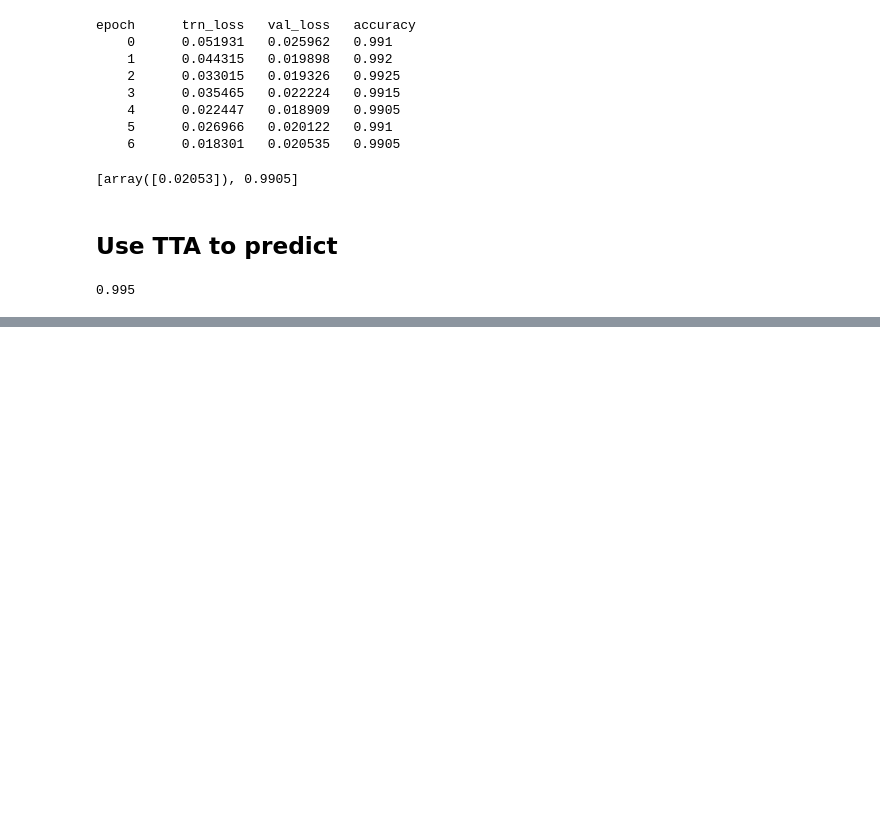
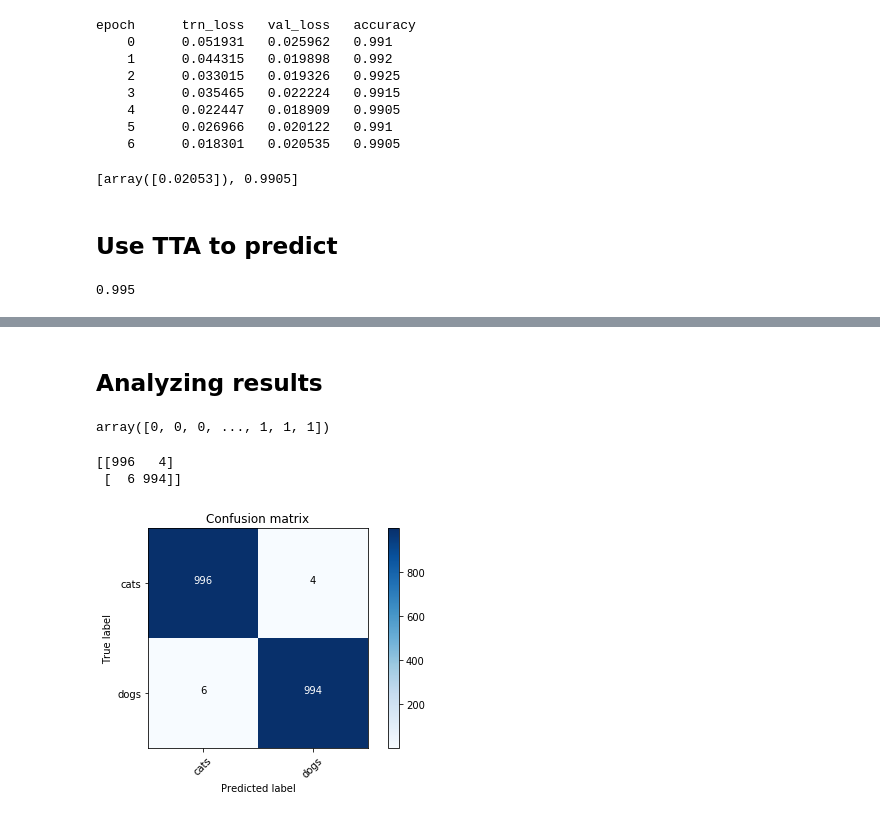
Before and after one commit to cyborgafterall/cyborg-fastai, a Jupyter notebook: courses/dl1/cyborg-jams/lesson-jams/cyborg-jam-lesson1.ipynb, the cells around one changed output, grey strips where cells are left out. Drawn from its saved outputs; the diff is of its cells as text; code cells hidden in the pictures; blank space fills up the shorter version.

Commit message:
analyzing results with confusion matrix

```diff
--- a/courses/dl1/cyborg-jams/lesson-jams/cyborg-jam-lesson1.ipynb
+++ b/courses/dl1/cyborg-jams/lesson-jams/cyborg-jam-lesson1.ipynb
@@ -143,0 +144,8 @@ We end up with 99.5% accuracy!
+# %% [markdown]
+## Analyzing results
+# %%
+preds = np.argmax(probs,axis=1)
+# %%
+preds
+# %% [output]
+array([0, 0, 0, ..., 1, 1, 1])
@@ -143,0 +154,9 @@ We end up with 99.5% accuracy!
+# %%
+from sklearn.metrics import confusion_matrix
+cm = confusion_matrix(y,preds)
+# %%
+plot_confusion_matrix(cm,data.classes)
+# %% [output]
+[[996   4]
+ [  6 994]]
+[figure, added]
```
Also changed, not shown: parts of 2 cells of this notebook.
